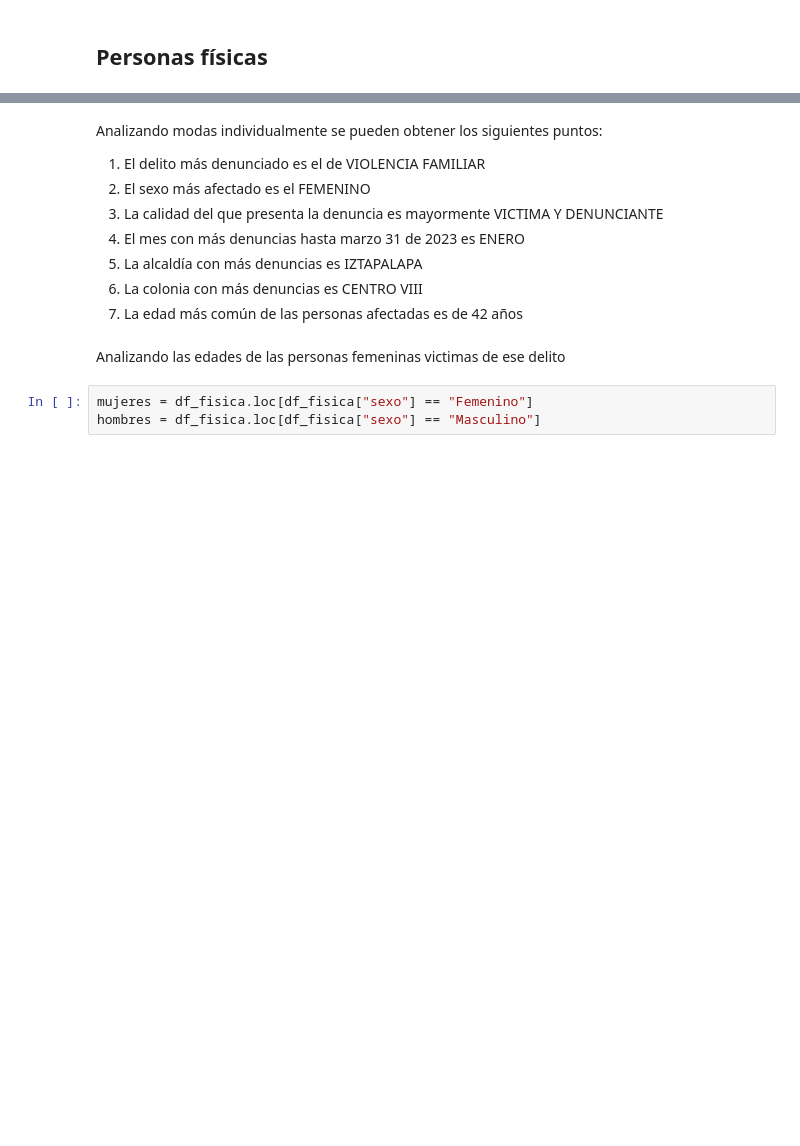
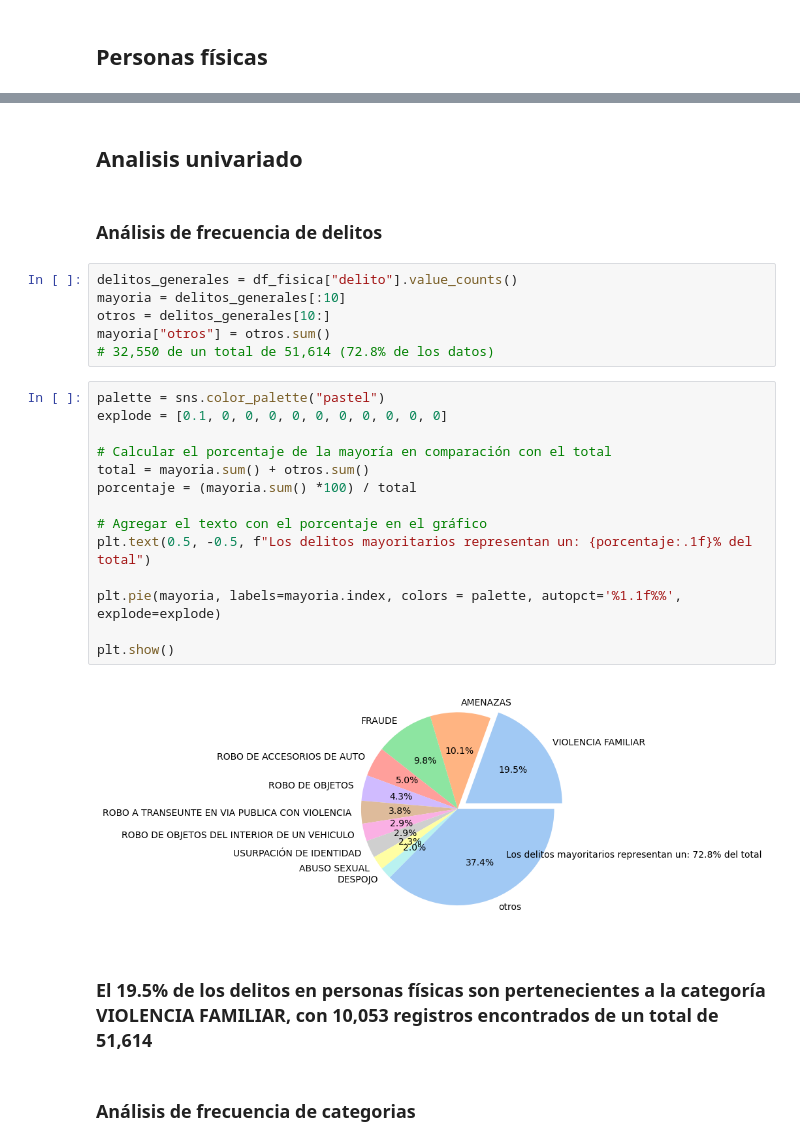
Before and after one commit to porto-o/analisis_carpetas_investigacion, a Jupyter notebook: Analisis.ipynb, the cells around one changed output, grey strips where cells are left out. Cells and saved outputs as stored; diff of their text form; blank space fills up the shorter version.

```diff
--- a/Analisis.ipynb
+++ b/Analisis.ipynb
@@ -26,15 +20,30 @@ df_fisica[["delito", "sexo", "calidad", "competencia", "mes", "alcaldia", "colon
-# %% [markdown]
-Analizando modas individualmente se pueden obtener los siguientes puntos:
-
-1. El delito más denunciado es el de VIOLENCIA FAMILIAR
-2. El sexo más afectado es el FEMENINO
-3. La calidad del que presenta la denuncia es mayormente VICTIMA Y DENUNCIANTE
-4. El mes con más denuncias hasta marzo 31 de 2023 es ENERO
-5. La alcaldía con más denuncias es IZTAPALAPA
-6. La colonia con más denuncias es CENTRO VIII
-7. La edad más común de las personas afectadas es de 42 años
-# %% [markdown]
-Analizando las edades de las personas femeninas victimas de ese delito
-# %%
-mujeres = df_fisica.loc[df_fisica["sexo"] == "Femenino"]
-hombres = df_fisica.loc[df_fisica["sexo"] == "Masculino"]
+# %% [markdown]
+## Analisis univariado
+# %% [markdown]
+### Análisis de frecuencia de delitos
+# %%
+delitos_generales = df_fisica["delito"].value_counts()
+mayoria = delitos_generales[:10]
+otros = delitos_generales[10:]
+mayoria["otros"] = otros.sum()
+# 32,550 de un total de 51,614 (72.8% de los datos)
+# %%
+palette = sns.color_palette("pastel")
+explode = [0.1, 0, 0, 0, 0, 0, 0, 0, 0, 0, 0]
+
+# Calcular el porcentaje de la mayoría en comparación con el total
+total = mayoria.sum() + otros.sum()
+porcentaje = (mayoria.sum() *100) / total
+
+# Agregar el texto con el porcentaje en el gráfico
+plt.text(0.5, -0.5, f"Los delitos mayoritarios representan un: {porcentaje:.1f}% del total")
+
+plt.pie(mayoria, labels=mayoria.index, colors = palette, autopct='%1.1f%%', explode=explode)
+
+plt.show()
+# %% [output]
+[figure, added]
+# %% [markdown]
+### El 19.5% de los delitos en personas físicas son pertenecientes a la categoría **VIOLENCIA FAMILIAR**, con 10,053 registros encontrados de un total de 51,614
+# %% [markdown]
+### Análisis de frecuencia de categorias
```
Also changed, not shown: parts of 25 cells of this notebook.
